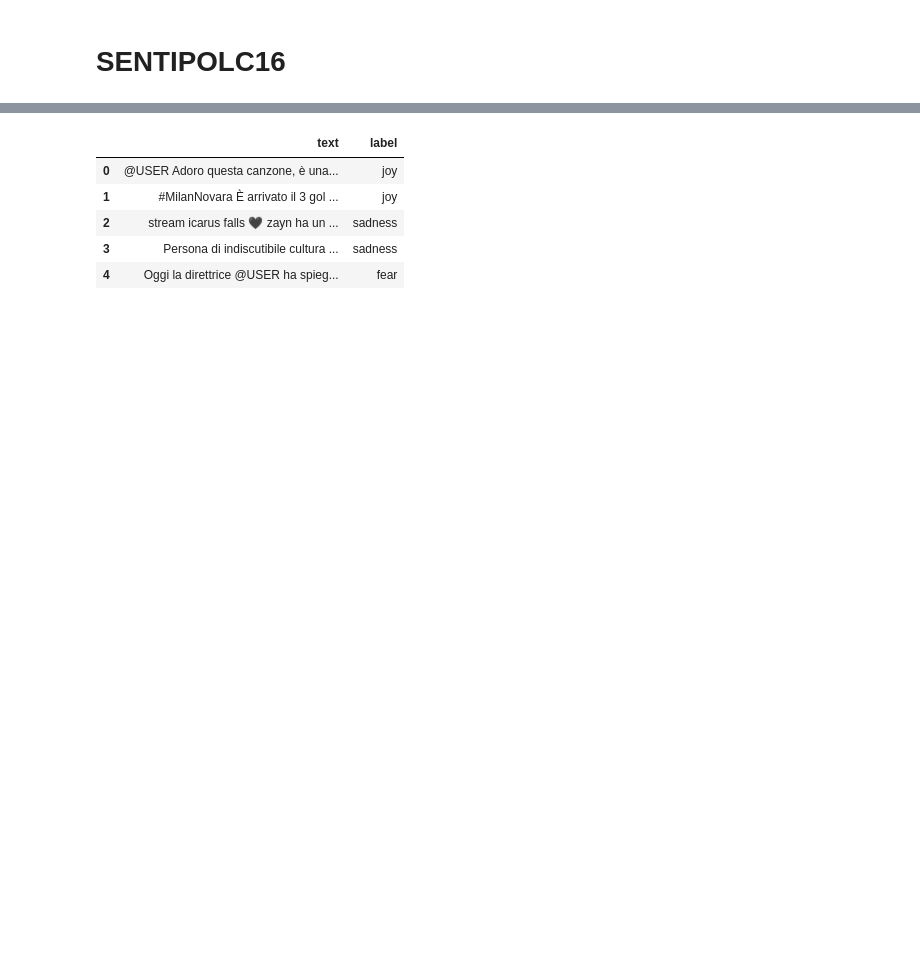
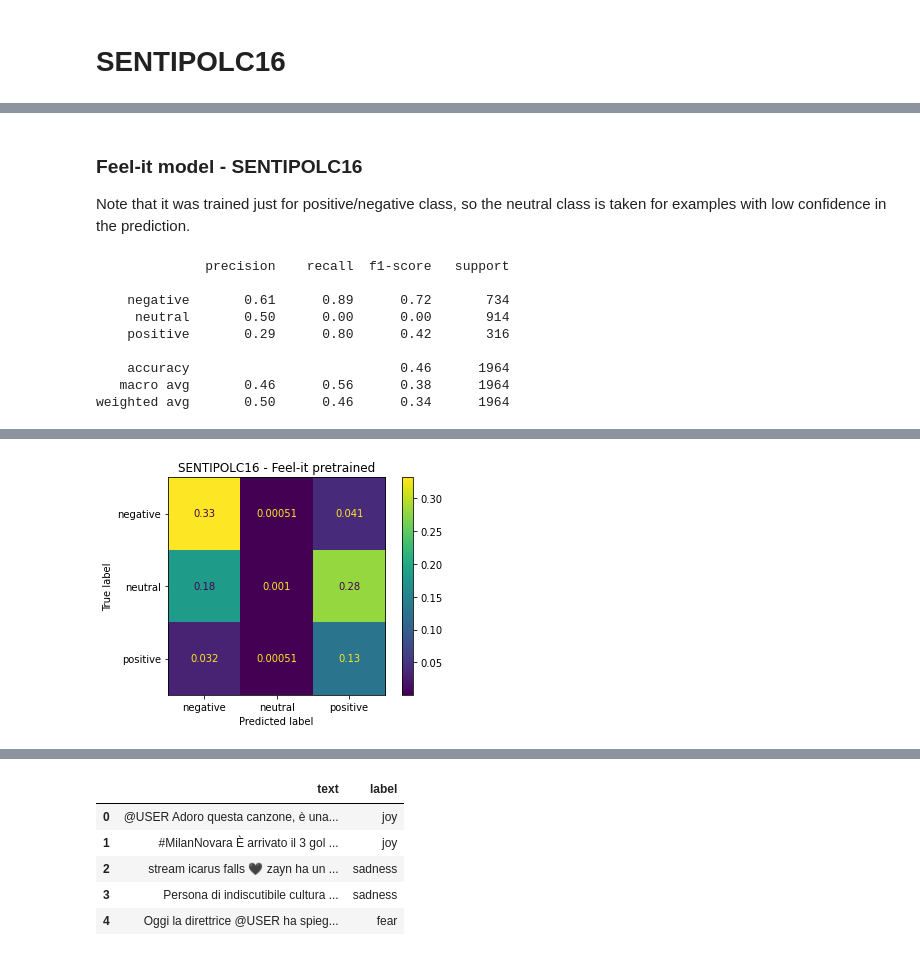
Before and after one commit to steveazzolin/NLU_final_project, a Jupyter notebook: AlBERTo error analysis.ipynb, the cells around one changed output, grey strips where cells are left out. Saved outputs shown, nothing was run; the diff lists cells and outputs as text; code cells hidden in the pictures; blank space fills up the shorter version.

```diff
--- a/AlBERTo error analysis.ipynb
+++ b/AlBERTo error analysis.ipynb
@@ -269,0 +360,59 @@ train.head()
+# %% [markdown]
+### Feel-it model - SENTIPOLC16
+Note that it was trained just for positive/negative class, so the neutral class is taken for examples with low confidence in the prediction.
+# %%
+tok_feelit = AutoTokenizer.from_pretrained("MilaNLProc/feel-it-italian-sentiment")
+tok_feelit.model_max_length = 128
+
+model = AutoModelForSequenceClassification.from_pretrained("MilaNLProc/feel-it-italian-sentiment").to(device)
+model.eval()
+
+dataset = pd.DataFrame({"text": test_sentipolc.text.apply(a.preprocess), "idx": test_sentipolc.index, "labels": test_sentipolc[["opos", "oneg"]].apply(separate2united_labels, axis=1)})
+dataset = Dataset.from_pandas(dataset)
+testing = dataset\
+                .map(lambda examples: tok_feelit(examples["text"], padding="max_length", truncation=True), batched=True)\
+                .filter(lambda example: example['labels'] != 3)\
+                .with_format("torch", columns=["input_ids", "attention_mask", "labels"])
+test_loader = DataLoader(testing, batch_size=64)
+
+
+trues , preds , logitss = [] , [] , []
+with torch.no_grad():
+    for _, data in enumerate(test_loader, 0):
+        batch = {k: data[k].to(device) for k in ['attention_mask', 'input_ids']}
+        logits = model(**batch)[0]
+        trues.extend(data["labels"].detach().numpy())
+        preds.extend(logits.argmax(-1).cpu().detach().numpy().tolist())
+        logitss.extend(logits.cpu().detach().numpy().tolist()) #logits = logits.squeeze(0)
+
+
+proba = torch.nn.functional.softmax(torch.tensor(logitss), dim=1)
+
+assert len(preds) == len(proba) and np.all(np.array((proba[:,1] + proba[:,0]) >= 0.99))
+for i in range(len(proba)):
+    if preds[i] == 1: #the net produces just [0,1] for positive/negative, so adjust label
+        preds[i] = 2
+    if max(proba[i,0] , proba[i, 1]) <= 0.55: #set to neutral  if the prediction's confidence is too low
+        preds[i] = 1
+
+print(classification_report(trues, preds, target_names=["negative", "neutral", "positive"]))
+cm = confusion_matrix(trues, preds, normalize='all')
+ConfusionMatrixDisplay(confusion_matrix=cm, display_labels=["negative", "neutral", "positive"]).plot()
+plt.title("SENTIPOLC16 - Feel-it pretrained")
+
+# plot the confidence distribution for errors
+
+trues = np.array(trues)
+preds = np.array(preds)
+
+plot_confidence_distribution(trues, preds, proba, name="Feel-it model", dataset="SENTIPOLC", plot_neutral=True)
+# %% [output]
+              precision    recall  f1-score   support
+
+    negative       0.61      0.89      0.72       734
+     neutral       0.50      0.00      0.00       914
+    positive       0.29      0.80      0.42       316
+
+    accuracy                           0.46      1964
+   macro avg       0.46      0.56      0.38      1964
+weighted avg       0.50      0.46      0.34      1964
@@ -269,0 +422 @@ train.head()
+[figure, added]
```
Also changed, not shown: parts of 31 cells of this notebook.
